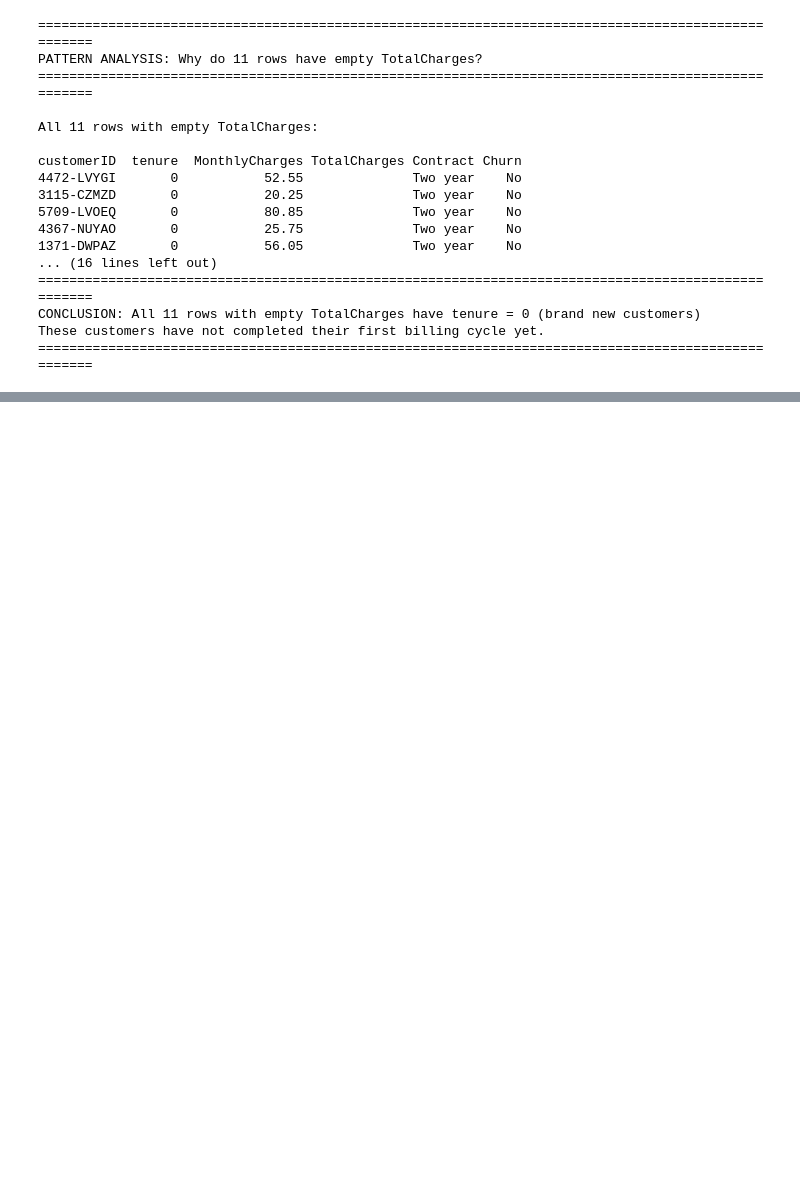
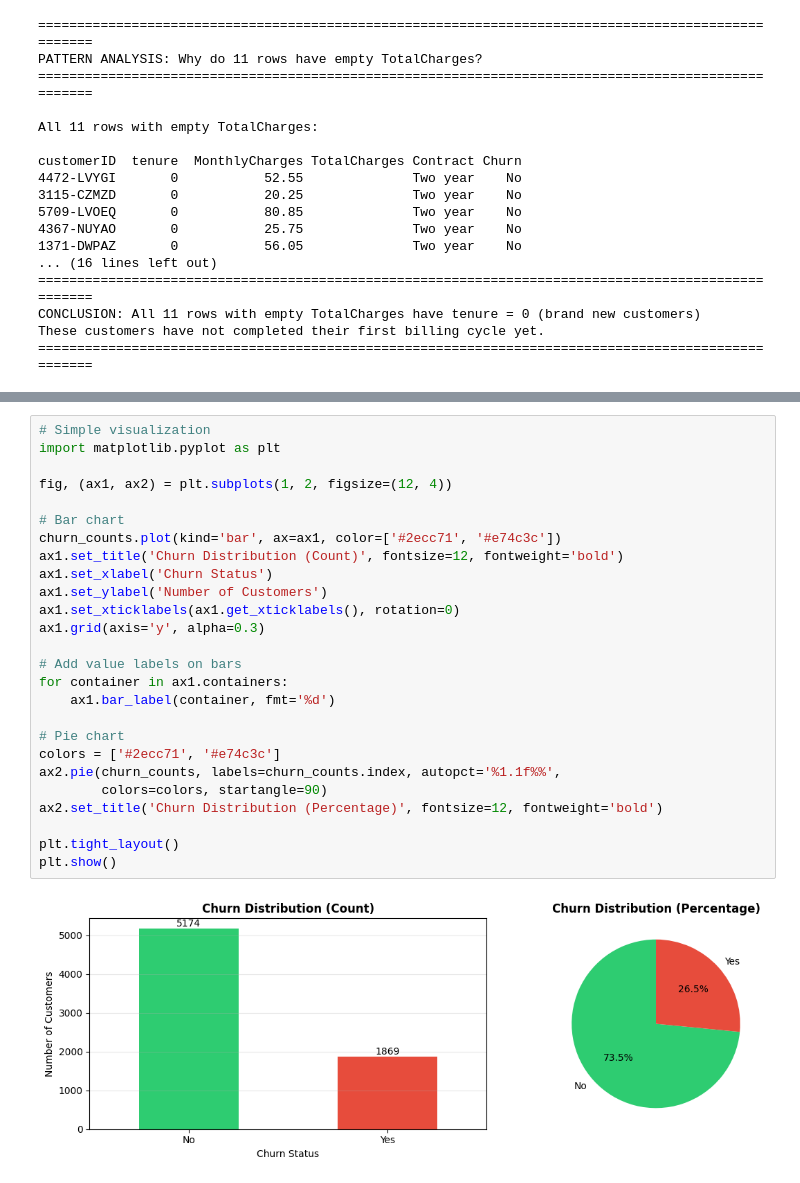
Before and after one commit to pavanmandapaka/Customer-Churn-LTV-Analysis, a Jupyter notebook: 01_data_ingestion_audit.ipynb, the cells around one changed output, grey strips where cells are left out. Saved outputs shown, nothing was run; the diff lists cells and outputs as text; blank space fills up the shorter version.

Commit message:
completed churn analysis, feature grouping, and readiness check

```diff
--- a/01_data_ingestion_audit.ipynb
+++ b/01_data_ingestion_audit.ipynb
@@ -840,0 +696,28 @@ Before modeling, we must:
+# %%
+# Simple visualization
+import matplotlib.pyplot as plt
+
+fig, (ax1, ax2) = plt.subplots(1, 2, figsize=(12, 4))
+
+# Bar chart
+churn_counts.plot(kind='bar', ax=ax1, color=['#2ecc71', '#e74c3c'])
+ax1.set_title('Churn Distribution (Count)', fontsize=12, fontweight='bold')
+ax1.set_xlabel('Churn Status')
+ax1.set_ylabel('Number of Customers')
+ax1.set_xticklabels(ax1.get_xticklabels(), rotation=0)
+ax1.grid(axis='y', alpha=0.3)
+
+# Add value labels on bars
+for container in ax1.containers:
+    ax1.bar_label(container, fmt='%d')
+
+# Pie chart
+colors = ['#2ecc71', '#e74c3c']
+ax2.pie(churn_counts, labels=churn_counts.index, autopct='%1.1f%%',
+        colors=colors, startangle=90)
+ax2.set_title('Churn Distribution (Percentage)', fontsize=12, fontweight='bold')
+
+plt.tight_layout()
+plt.show()
+# %% [output]
+[figure, added]
```
Also changed, not shown: parts of 17 cells of this notebook, 1 other file.
